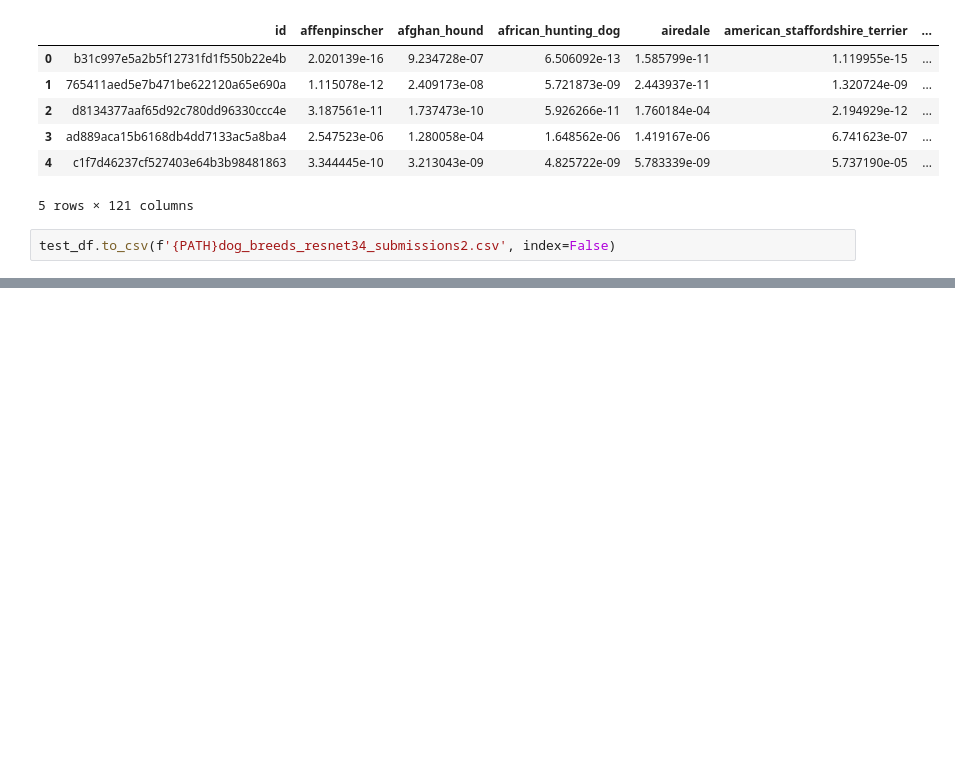
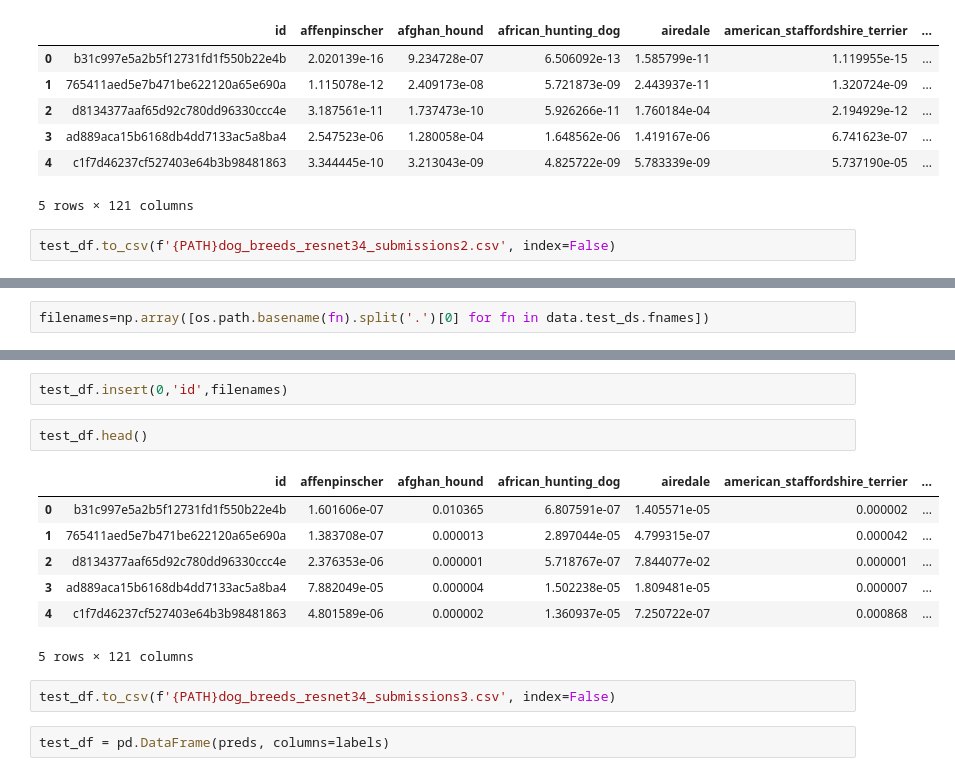
Before and after one commit to zachlandes/fastai, a Jupyter notebook: courses/dl1/dog-breeds.ipynb, the cells around one changed output, grey strips where cells are left out. Saved outputs shown, nothing was run; the diff lists cells and outputs as text; blank space fills up the shorter version.

Commit message:
Dog Breeds Initial

```diff
--- a/courses/dl1/dog-breeds.ipynb
+++ b/courses/dl1/dog-breeds.ipynb
@@ -460,0 +637,2 @@ test_df.to_csv(f'{PATH}dog_breeds_resnet34_submissions2.csv', index=False)
+# %%
+filenames=np.array([os.path.basename(fn).split('.')[0] for fn in data.test_ds.fnames])
@@ -460,0 +659,16 @@ test_df.to_csv(f'{PATH}dog_breeds_resnet34_submissions2.csv', index=False)
+# %%
+test_df.insert(0,'id',filenames)
+# %%
+test_df.head()
+# %% [output]
+|  | id | affenpinscher | afghan_hound | african_hunting_dog | airedale | american_staffordshire_terrier | ... |
+| 0 | b31c997e5a2b5f12731fd1f550b22e4b | 1.601606e-07 | 0.010365 | 6.807591e-07 | 1.405571e-05 | 0.000002 | ... |
+| 1 | 765411aed5e7b471be622120a65e690a | 1.383708e-07 | 0.000013 | 2.897044e-05 | 4.799315e-07 | 0.000042 | ... |
+| 2 | d8134377aaf65d92c780dd96330ccc4e | 2.376353e-06 | 0.000001 | 5.718767e-07 | 7.844077e-02 | 0.000001 | ... |
+| 3 | ad889aca15b6168db4dd7133ac5a8ba4 | 7.882049e-05 | 0.000004 | 1.502238e-05 | 1.809481e-05 | 0.000007 | ... |
+| 4 | c1f7d46237cf527403e64b3b98481863 | 4.801589e-06 | 0.000002 | 1.360937e-05 | 7.250722e-07 | 0.000868 | ... |
+5 rows × 121 columns
+# %%
+test_df.to_csv(f'{PATH}dog_breeds_resnet34_submissions3.csv', index=False)
+# %%
+test_df = pd.DataFrame(preds, columns=labels)
```
Also changed, not shown: parts of 44 cells of this notebook.
